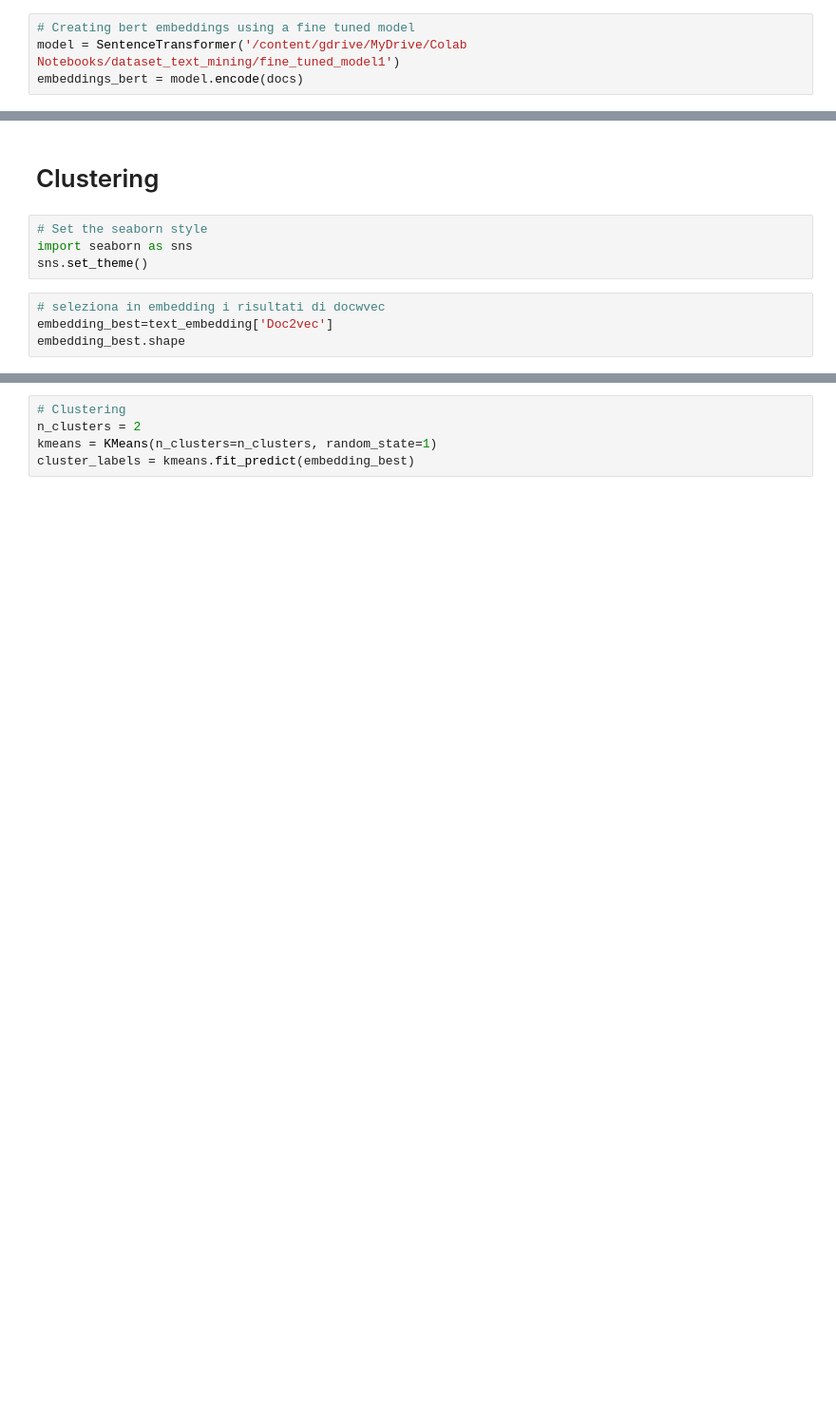
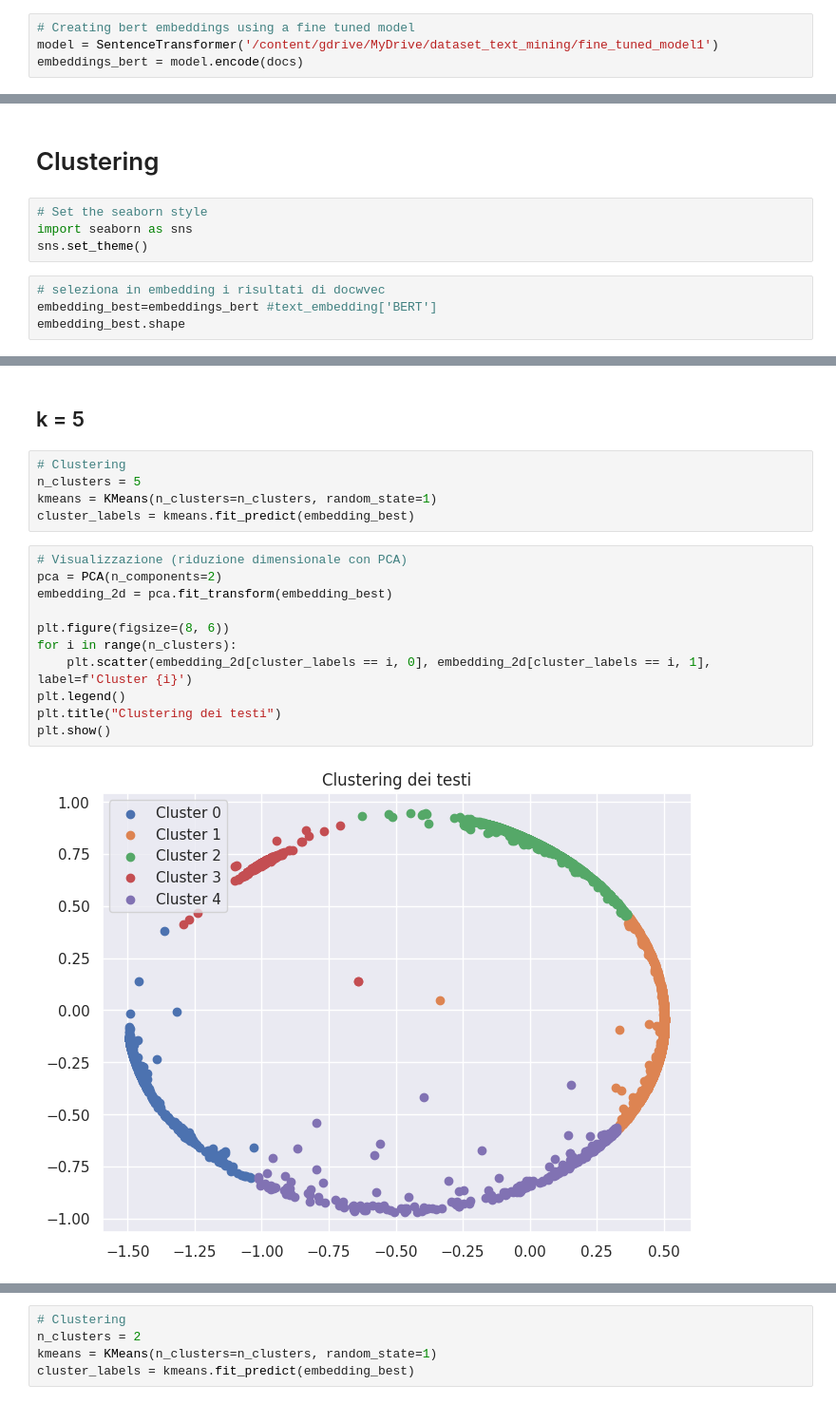
Before and after one commit to AndreaDAmicis22/TextMining, a Jupyter notebook: Clustering.ipynb, the cells around one changed output, grey strips where cells are left out. Shown at 95% size. Drawn from its saved outputs; the diff is of its cells as text; blank space fills up the shorter version.

```diff
--- a/Clustering.ipynb
+++ b/Clustering.ipynb
@@ -738,5 +739,5 @@ len(docs)
 30000
 # %%
 # Creating bert embeddings using a fine tuned model
-model = SentenceTransformer('/content/gdrive/MyDrive/Colab Notebooks/dataset_text_mining/fine_tuned_model1')
+model = SentenceTransformer('/content/gdrive/MyDrive/dataset_text_mining/fine_tuned_model1')
 embeddings_bert = model.encode(docs)
@@ -875,6 +874,6 @@ import seaborn as sns
 sns.set_theme()
 # %%
 # seleziona in embedding i risultati di docwvec
-embedding_best=text_embedding['Doc2vec']
+embedding_best=embeddings_bert #text_embedding['BERT']
 embedding_best.shape
 # %% [output]
@@ -881,0 +904,20 @@ embedding_best.shape
+# %% [markdown]
+## k = 5
+# %%
+# Clustering
+n_clusters = 5
+kmeans = KMeans(n_clusters=n_clusters, random_state=1)
+cluster_labels = kmeans.fit_predict(embedding_best)
+# %%
+# Visualizzazione (riduzione dimensionale con PCA)
+pca = PCA(n_components=2)
+embedding_2d = pca.fit_transform(embedding_best)
+
+plt.figure(figsize=(8, 6))
+for i in range(n_clusters):
+    plt.scatter(embedding_2d[cluster_labels == i, 0], embedding_2d[cluster_labels == i, 1], label=f'Cluster {i}')
+plt.legend()
+plt.title("Clustering dei testi")
+plt.show()
+# %% [output]
+[figure, added]
```
Also changed, not shown: parts of 41 cells of this notebook.
